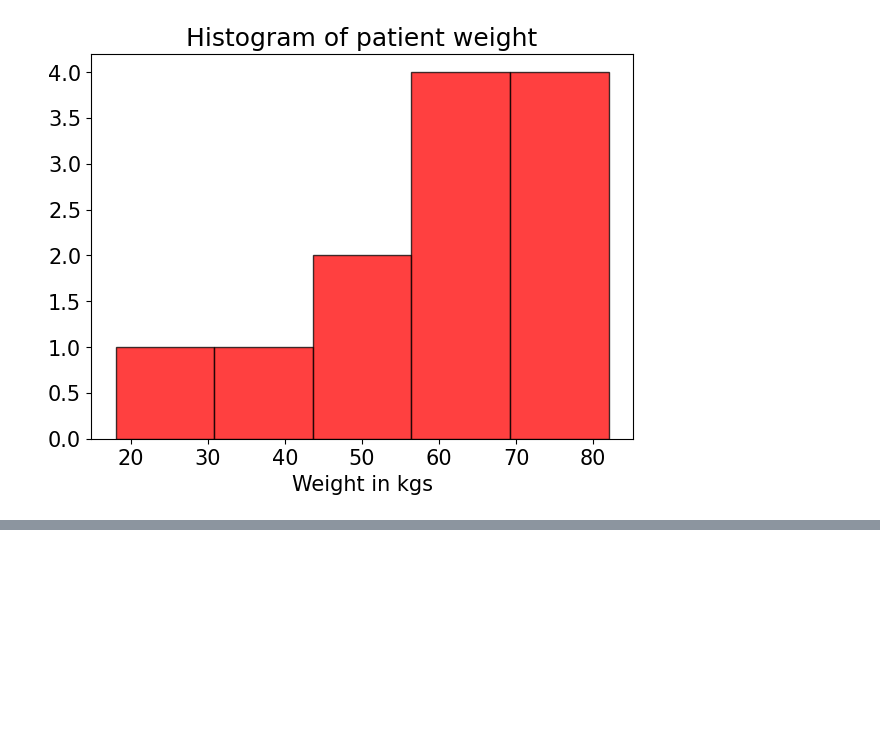
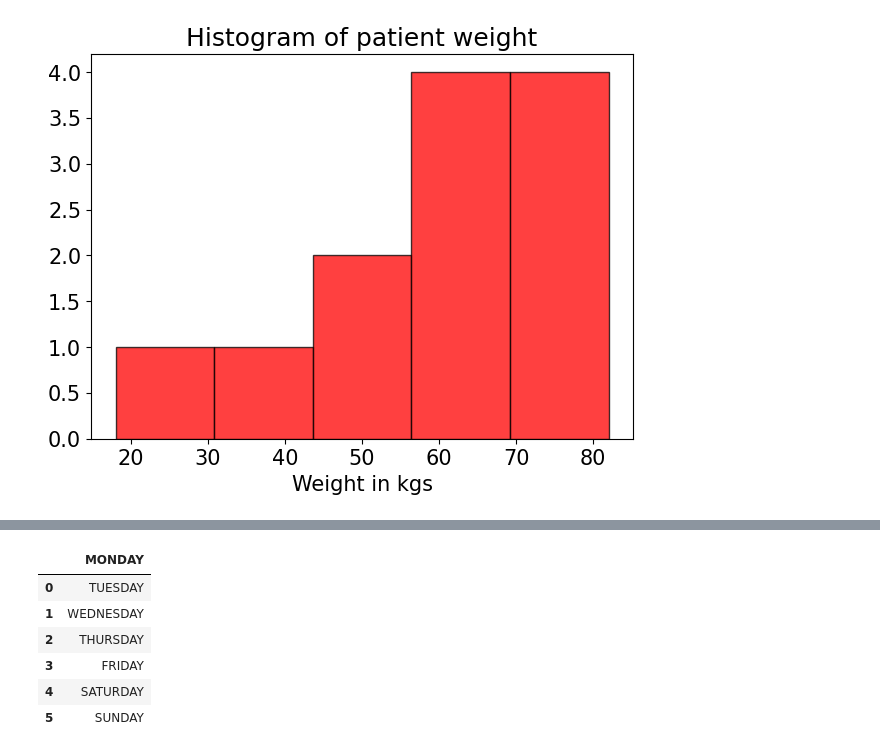
Before and after one commit to 2303A51850/AIML, a Jupyter notebook: AIML1.ipynb, the cells around one changed output, grey strips where cells are left out. Cells and saved outputs as stored; diff of their text form; code cells hidden in the pictures; blank space fills up the shorter version.

```diff
--- a/AIML1.ipynb
+++ b/AIML1.ipynb
@@ -115,0 +125,12 @@ data2
+# %%
+data3 = pd.read_excel("AIML3.xlsx")
+# %%
+data3
+# %% [output]
+|  | MONDAY |
+| 0 | TUESDAY |
+| 1 | WEDNESDAY |
+| 2 | THURSDAY |
+| 3 | FRIDAY |
+| 4 | SATURDAY |
+| 5 | SUNDAY |
```
Also changed, not shown: parts of 2 cells of this notebook.
